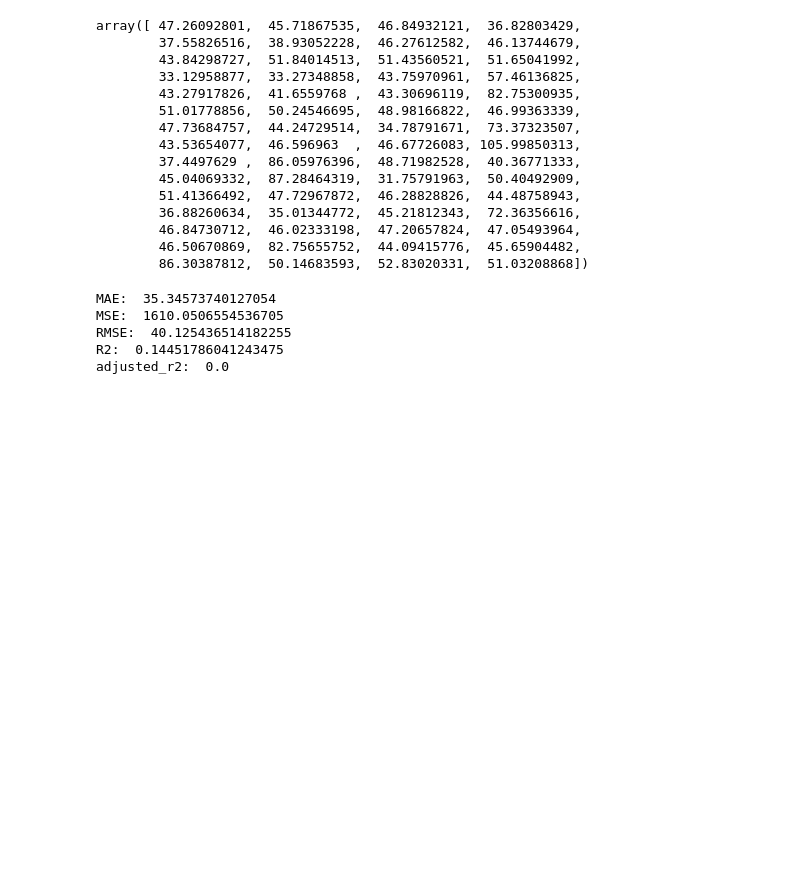
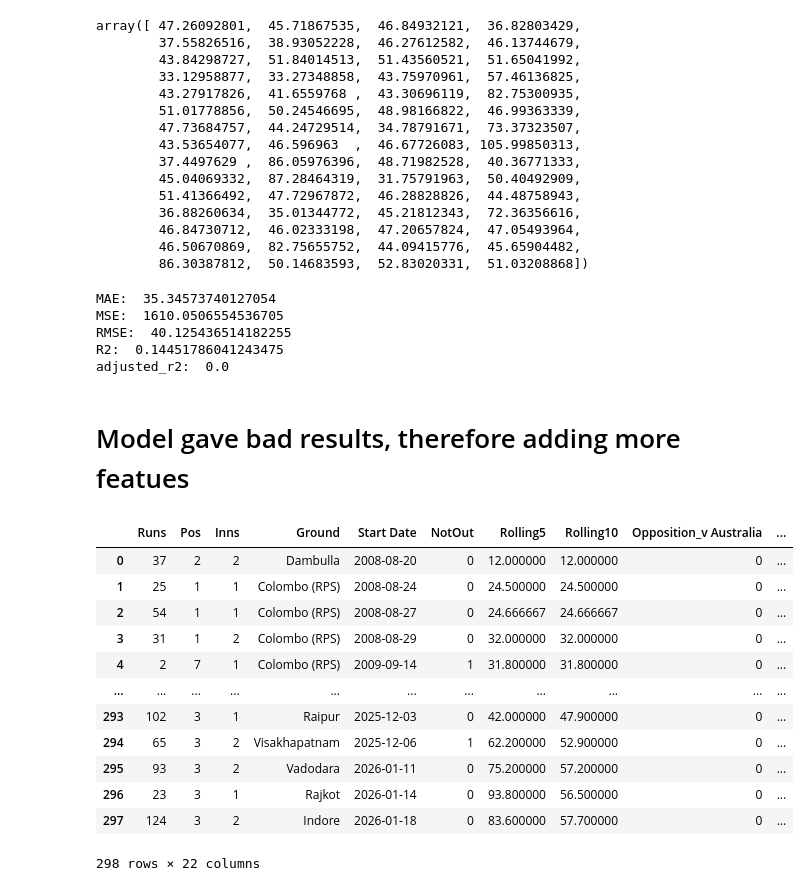
Before and after one commit to Geektoberfest/Geetober-Run-Predictor, a Jupyter notebook: training/model.ipynb, the cells around one changed output. Saved outputs shown, nothing was run; the diff lists cells and outputs as text; code cells hidden in the pictures; blank space fills up the shorter version.

```diff
--- a/training/model.ipynb
+++ b/training/model.ipynb
@@ -163,3 +163,25 @@ MSE:  1610.0506554536705
 RMSE:  40.125436514182255
 R2:  0.14451786041243475
 adjusted_r2:  0.0
+# %% [markdown]
+# Model gave bad results, therefore adding more featues
+# %%
+model_df['PrevRuns'] = model_df['Runs'].shift(1)
+# %%
+model_df['Rolling3'] = (model_df['Runs'].rolling(3, min_periods=1).mean().shift(1))
+# %%
+model_df
+# %% [output]
+|  | Runs | Pos | Inns | Ground | Start Date | NotOut | Rolling5 | Rolling10 | Opposition_v Australia | ... |
+| 0 | 37 | 2 | 2 | Dambulla | 2008-08-20 | 0 | 12.000000 | 12.000000 | 0 | ... |
+| 1 | 25 | 1 | 1 | Colombo (RPS) | 2008-08-24 | 0 | 24.500000 | 24.500000 | 0 | ... |
+| 2 | 54 | 1 | 1 | Colombo (RPS) | 2008-08-27 | 0 | 24.666667 | 24.666667 | 0 | ... |
+| 3 | 31 | 1 | 2 | Colombo (RPS) | 2008-08-29 | 0 | 32.000000 | 32.000000 | 0 | ... |
+| 4 | 2 | 7 | 1 | Colombo (RPS) | 2009-09-14 | 1 | 31.800000 | 31.800000 | 0 | ... |
+| ... | ... | ... | ... | ... | ... | ... | ... | ... | ... | ... |
+| 293 | 102 | 3 | 1 | Raipur | 2025-12-03 | 0 | 42.000000 | 47.900000 | 0 | ... |
+| 294 | 65 | 3 | 2 | Visakhapatnam | 2025-12-06 | 1 | 62.200000 | 52.900000 | 0 | ... |
+| 295 | 93 | 3 | 2 | Vadodara | 2026-01-11 | 0 | 75.200000 | 57.200000 | 0 | ... |
+| 296 | 23 | 3 | 1 | Rajkot | 2026-01-14 | 0 | 93.800000 | 56.500000 | 0 | ... |
+| 297 | 124 | 3 | 2 | Indore | 2026-01-18 | 0 | 83.600000 | 57.700000 | 0 | ... |
+298 rows × 22 columns
```
Also changed, not shown: parts of 20 cells of this notebook, 1 other file.
